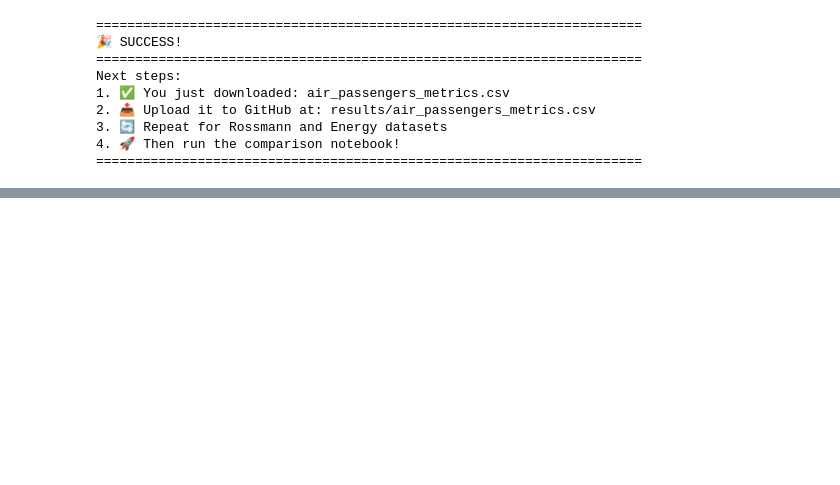
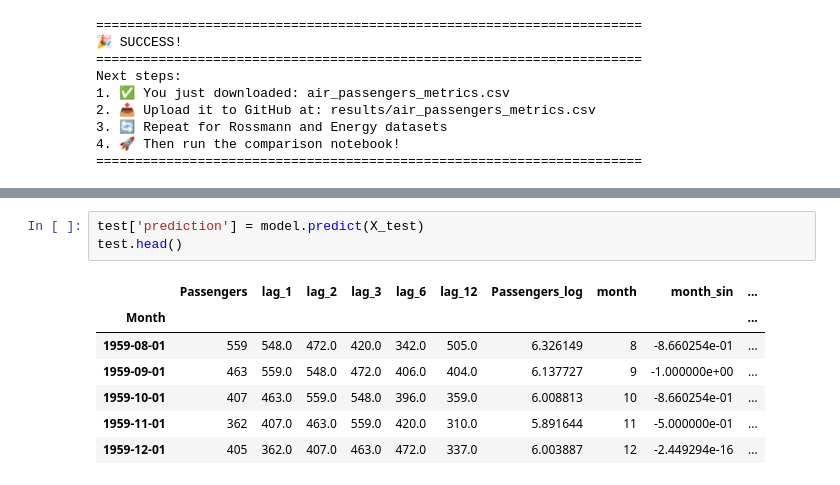
Before and after one commit to mihaela4/timski-proekt, a Jupyter notebook: notebooks/air_passengers_notebook/air_passengers_notebook (2).ipynb, the cells around one changed output, grey strips where cells are left out. Cells and saved outputs as stored; diff of their text form; blank space fills up the shorter version.

```diff
--- a/notebooks/air_passengers_notebook/air_passengers_notebook (2).ipynb
+++ b/notebooks/air_passengers_notebook/air_passengers_notebook (2).ipynb
@@ -720,0 +764,11 @@ Next steps:
+# %%
+test['prediction'] = model.predict(X_test)
+test.head()
+# %% [output]
+|  | Passengers | lag_1 | lag_2 | lag_3 | lag_6 | lag_12 | Passengers_log | month | month_sin | ... |
+| Month |  |  |  |  |  |  |  |  |  | ... |
+| 1959-08-01 | 559 | 548.0 | 472.0 | 420.0 | 342.0 | 505.0 | 6.326149 | 8 | -8.660254e-01 | ... |
+| 1959-09-01 | 463 | 559.0 | 548.0 | 472.0 | 406.0 | 404.0 | 6.137727 | 9 | -1.000000e+00 | ... |
+| 1959-10-01 | 407 | 463.0 | 559.0 | 548.0 | 396.0 | 359.0 | 6.008813 | 10 | -8.660254e-01 | ... |
+| 1959-11-01 | 362 | 407.0 | 463.0 | 559.0 | 420.0 | 310.0 | 5.891644 | 11 | -5.000000e-01 | ... |
+| 1959-12-01 | 405 | 362.0 | 407.0 | 463.0 | 472.0 | 337.0 | 6.003887 | 12 | -2.449294e-16 | ... |
```
Also changed, not shown: parts of 10 cells of this notebook.
